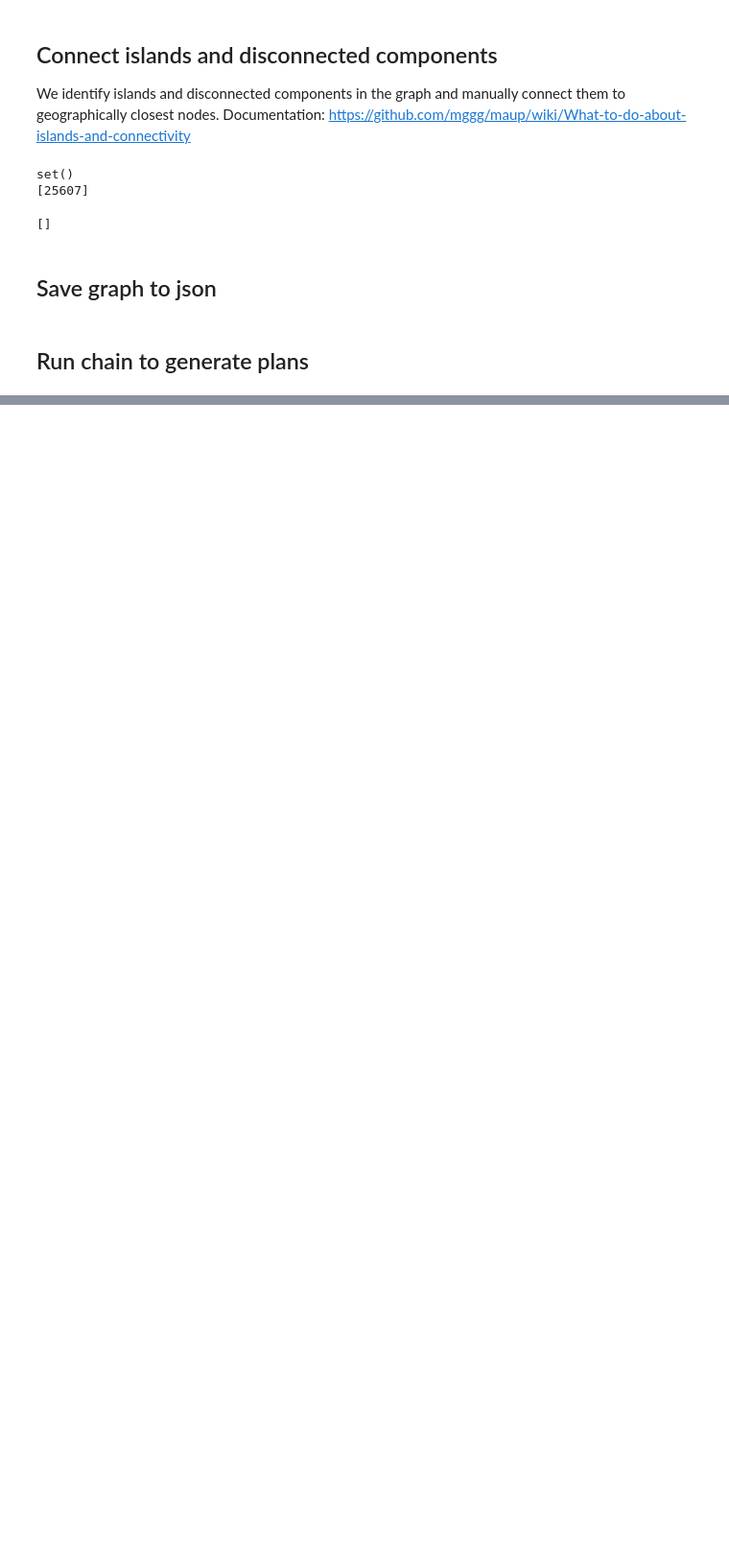
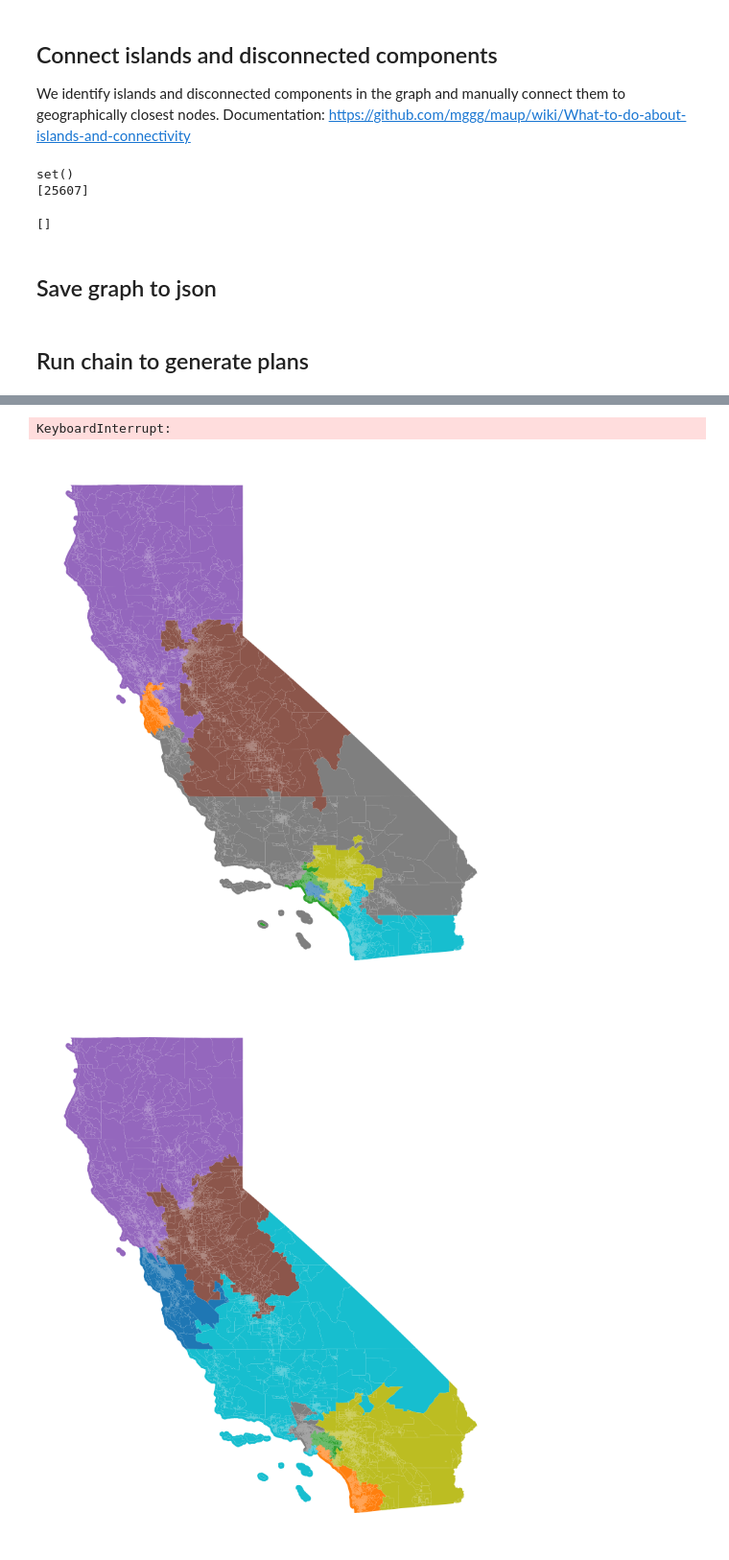
Before and after one commit to hanelee/ca_stv, a Jupyter notebook: districting/districts.ipynb, the cells around one changed output, grey strips where cells are left out. Shown at 96% size. Cells and saved outputs as stored; diff of their text form; code cells hidden in the pictures; blank space fills up the shorter version.

Commit message:
To districts.ipynb added csv's for all geoid-assignment mapping and maps of all plans

```diff
--- a/districting/districts.ipynb
+++ b/districting/districts.ipynb
@@ -272,17 +272,72 @@ for n in num_dist:
 # %%
 import json
 from pathlib import Path
 import jsonlines as jl
+import pandas as pd
+
+# Plots
+import geopandas as gpd
+import matplotlib.pyplot as plt
+import matplotlib.patches as mpatches
+import matplotlib.colors as mcolors
 
 plan_directory = Path("chain_out/")
+num_dist = [8, 10, 16, 20, 40, 80]
 
-# for n in num_dist:
-n = 8
-filename = "ca_8_dist.jsonl"
+# Sampled iterations
+plan_iter = [0, 200, 400, 600, 800]
 
-assignments = []
-with open(f"./chain_out/ca_8_dist.jsonl", 'r') as file: # Added 'r' for explicit read mode
-    for line in file:
-        # Process the line, e.g., strip whitespace and append to a list
-        assignment = json.loads(line.strip())["assignment"]
-        assignments.append(assignment) # Each entry is a plan, of a list
+# geo ID of block groups
+BG_geoid_assignment = gdf["path"]
+
+# For each district division
+for n in num_dist:
+    assignments = []
+    filename = f"ca_{n}_dist.jsonl"
+
+    # Extract each plan
+    with open(plan_directory/filename, 'r') as file:
+        for line in file:
+            assignment = json.loads(line.strip())["assignment"]
+            assignments.append(assignment) # Each entry is a plan, of a list
+
+    # For each sampled plan
+    for plan_n in plan_iter:
+
+        # Save csv's of block group geoid matched with district assignment
+        plan_assignment = assignments[plan_n]
+        GEOID_assignment = pd.DataFrame({'GEOID': gdf["path"], 'assignment': plan_assignment})
+        GEOID_assignment.to_csv(f'plan_geoid_assignments/ca_{n}_dist_plan_{plan_n}.csv', index=False)
+
+        # Generate n distinct colors automatically
+        # You can use any colormap, e.g., 'tab10', 'tab20', 'Set3', or 'viridis'
+        cmap = plt.cm.get_cmap('tab10', n)
+        colors_list = [mcolors.to_hex(cmap(i)) for i in range(n)]
+
+        # Create dynamic color map dictionary
+        color_map = dict(zip(range(n), colors_list))
+
+        # Map each number to a color
+        colors = [color_map[i] for i in plan_assignment]
+
+        # Add to GeoDataFrame
+        # gdf = gpd.read_file("your_file.shp")
+        # Make sure it has same length as nums
+        # gdf = gdf.iloc[:len(nums)].copy()
+        gdf["color"] = colors
+
+        # --- Plot ---
+        fig, ax = plt.subplots(figsize=(15, 10))
+        gdf.plot(color=gdf["color"], edgecolor=None, linewidth=0.1, ax=ax, legend=False)
+
+        # --- Legend ---
+        handles = [mpatches.Patch(color=c, label=f'Class {k}') for k, c in color_map.items()]
+        #ax.legend(handles=handles, title="Classes", bbox_to_anchor=(1.05, 1))
+
+        ax.set_axis_off()
+
+        plt.savefig(f"plan_maps/ca_{n}_dist_plan_{plan_n}.png", dpi=300, bbox_inches="tight")
+# %% [output]
+KeyboardInterrupt:
+[figure, added]
+[figure, added]
```
Also changed, not shown: parts of 5 cells of this notebook, 55 other files.
